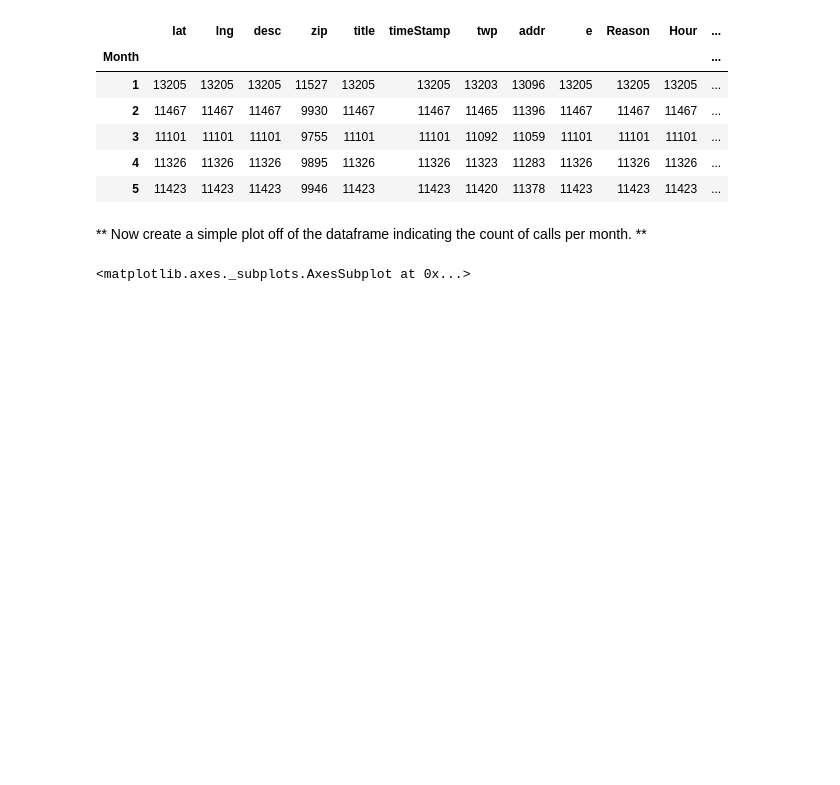
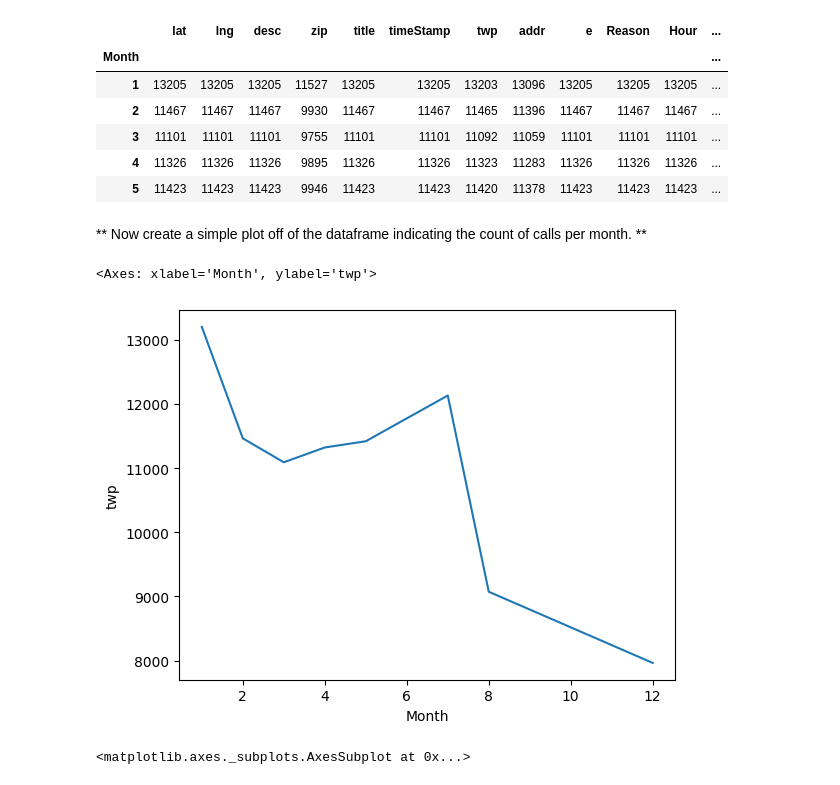
Before and after one commit to Alecdrew/Python-bootcamp, a Jupyter notebook: Notebooks/Refactored_Py_DS_ML_Bootcamp-master/10-Data-Capstone-Projects/01-911 Calls Data Capstone Project.ipynb, the cells around one changed output. Saved outputs shown, nothing was run; the diff lists cells and outputs as text; code cells hidden in the pictures; blank space fills up the shorter version.

```diff
--- a/Notebooks/Refactored_Py_DS_ML_Bootcamp-master/10-Data-Capstone-Projects/01-911 Calls Data Capstone Project.ipynb
+++ b/Notebooks/Refactored_Py_DS_ML_Bootcamp-master/10-Data-Capstone-Projects/01-911 Calls Data Capstone Project.ipynb
@@ -149,3 +184,6 @@ _____
 ** You should have noticed it was missing some Months, let's see if we can maybe fill in this information by plotting the information in another way, possibly a simple line plot that fills in the missing months, in order to do this, we'll need to do some work with pandas... **
 # %% [markdown]
 ** Now create a gropuby object called byMonth, where you group the DataFrame by the month column and use the count() method for aggregation. Use the head() method on this returned DataFrame. **
+# %%
+df_grp = df.groupby(by='Month').count().sort_index()
+df_grp.head()
@@ -160,6 +206,11 @@ _____
 | 5 | 11423 | 11423 | 11423 | 9946 | 11423 | 11423 | 11420 | 11378 | 11423 | 11423 | 11423 | ... |
 # %% [markdown]
 ** Now create a simple plot off of the dataframe indicating the count of calls per month. **
+# %%
+sns.lineplot(x=df_grp.index, y=df_grp['twp'])
+# %% [output]
+<Axes: xlabel='Month', ylabel='twp'>
+[figure, added]
 # %%
 # %% [output]
 <matplotlib.axes._subplots.AxesSubplot at 0x...>
```
Also changed, not shown: parts of 29 cells of this notebook, 1 other file.
